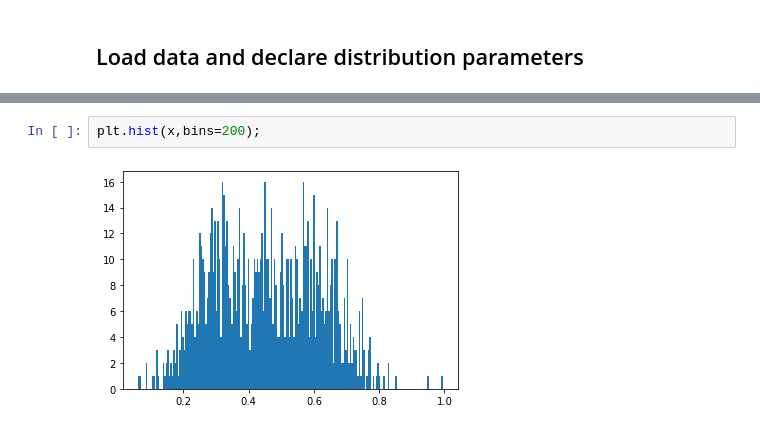
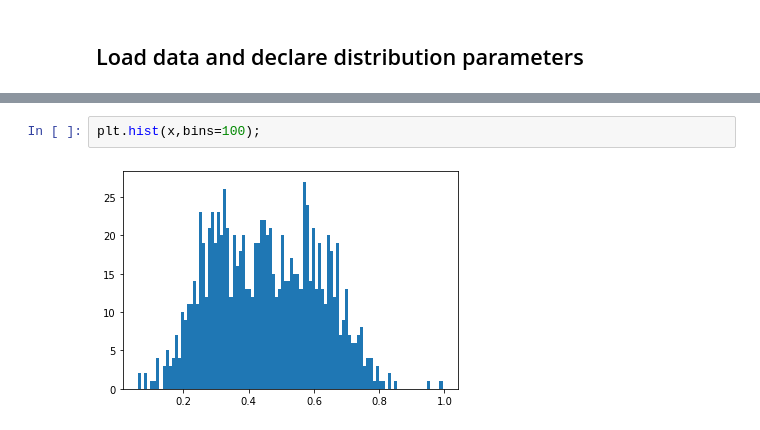
Before and after one commit to emarazz/siml_2019, a Jupyter notebook: H3/hw3.ipynb, the cells around one changed output, grey strips where cells are left out. Saved outputs shown, nothing was run; the diff lists cells and outputs as text.

```diff
--- a/H3/hw3.ipynb
+++ b/H3/hw3.ipynb
@@ -275,5 +238,5 @@ print(mu, mu.shape)
 # %%
-plt.hist(x,bins=200);
+plt.hist(x,bins=100);
 # %% [output]
-[figure, old version]
+[figure, new version]
 # %%
```
Also changed, not shown: parts of 9 cells of this notebook.
